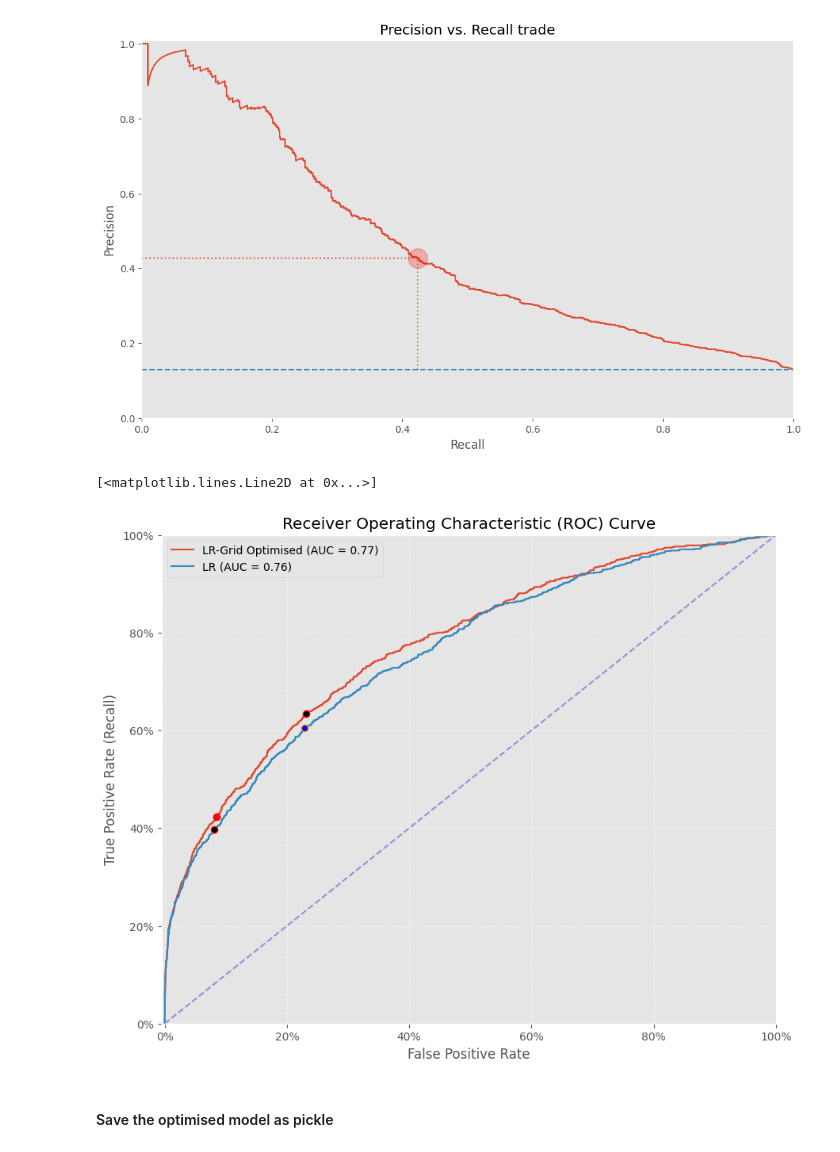
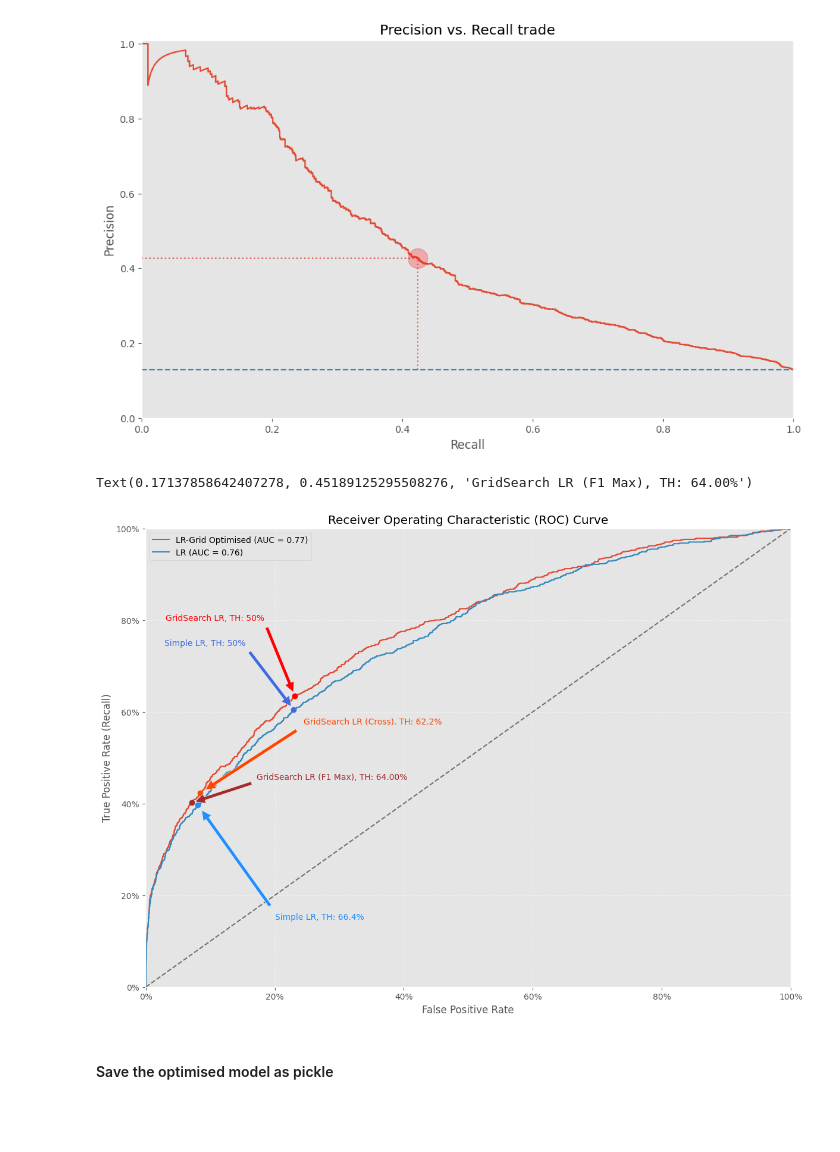
Before and after one commit to Joe-ElM/Used-Cars-Sales, a Jupyter notebook: Notebooks/4. LR Model.ipynb, the cells around one changed output. Drawn from its saved outputs; the diff is of its cells as text; code cells hidden in the pictures; blank space fills up the shorter version.

Commit message:
Location on ROC curve hve been added

```diff
--- a/Notebooks/4. LR Model.ipynb
+++ b/Notebooks/4. LR Model.ipynb
@@ -129,7 +125,7 @@ ax.set_ylim(bottom=0.0, top=1.01);
 #### Optimising the classification according to the scores vs. threshold curve
 # %%
 # Evaluate the model:
-pred_lr_th         = pipeline_lr.predict_proba(X_test)[:,1] >= 0.664
+pred_lr_th         = pipeline_lr.predict_proba(X_test)[:,1] > 0.664
 f1_lr_th           = f1_score(y_test       , pred_lr_th)
 recall_lr_th       = recall_score(y_test   , pred_lr_th)
 precision_lr_th    = precision_score(y_test, pred_lr_th)
@@ -146,7 +142,7 @@ lr_metrics_th     = pd.DataFrame({
 # --------------------------------------------------------------------
 print('Scoring of Logistic Regression Classifier')
 display(lr_metrics_th.style.hide())
-Confusion_Matrix_Func(y_test, pred_lr_th, 'Logistic Regression with 66.5% Threshold');
+Confusion_Matrix_Func(y_test, pred_lr_th, 'Logistic Regression with 66.4% Threshold');
 # %% [output]
 Scoring of Logistic Regression Classifier
 | Model | F1 Score | Recall | Precision | Accuracy |
@@ -396,63 +393,71 @@ ax.grid();
 # %% [output]
 [figure]
 # %%
-fig, ax = plt.subplots(figsize =(10,8))
+fig, ax = plt.subplots(figsize =(14,10))
 # ---------------------------------------------------------------------------------
 
 pred_proba_lr_grid  = optimised_lr_grid.predict_proba(X_test)[:,1]
-
 fpr_lr_grid, tpr_lr_grid, thr_lr_grid = roc_curve(y_test, pred_proba_lr_grid)
 auc_score_lr_grid = auc(fpr_lr_grid, tpr_lr_grid)
+#----------------------------------------------------------------------------------
 
+y_probs_lr = pipeline_lr.predict_proba(X_test)[:,1]
+fpr_lr, tpr_lr, thr_lr = roc_curve(y_test, y_probs_lr)
+auc_score_lr = auc(fpr_lr, tpr_lr)
+# ---------------------------------------------------------------------------------
 
 plt.plot(fpr_lr_grid,tpr_lr_grid, label = f"LR-Grid Optimised (AUC = {auc_score_lr_grid:.2f})")
 plt.plot(fpr_lr, tpr_lr, label = f"LR (AUC = {auc_score_lr:.2f})")
-plt.plot([0,1],[0,1], '--')
-# -- -- -- -- -- -- -- -- -- -- -- -- -- -- -- -- -- -- -- -- -- -- -- -- -- -- -- --
+plt.plot([0,1],[0,1], 'k--', alpha = 0.5)
+#----------------------------------------------------------------------------------
 
 plt.title('Receiver Operating Characteristic (ROC) Curve')
 plt.ylabel('True Positive Rate (Recall)')
 plt.xlabel('False Positive Rate')
 plt.gca().xaxis.set_major_formatter(ticker.PercentFormatter(xmax=1))
 plt.gca().yaxis.set_major_formatter(ticker.PercentFormatter(xmax=1))
 plt.legend()
 ax.grid(True, linestyle='--', alpha=0.5)
-ax.set_xlim(left=-0.005 , right=1)
-ax.set_ylim(bottom=0.0, top=1)
-
+ax.set_xlim(left=-0.001 , right=1)
+ax.set_ylim(bottom=0, top=1)
 # ----------------------------------------------------------------------------------
 # Simple LR 50% Threshold
-tn_lr, fp_lr, fn_lr, tp_lr = confusion_matrix(y_test, pred_lr).ravel()
-cm_fpr_lr = fp_lr / (fp_lr + tn_lr)
-cm_recall_lr = tp_lr / (fn_lr + tp_lr)
-plt.plot(cm_fpr_lr, cm_recall_lr, 'o', ms=6, mec='darkorange', mfc='blue',mew=1)
+cm_fpr_lr, cm_recall_lr = fpr_tpr(y_test, pred_lr)
+plt.plot(cm_fpr_lr, cm_recall_lr, 'o', ms=6, mec='royalblue', mfc='royalblue',mew=1)
+ax.annotate('Simple LR, TH: 50%', xy=(cm_fpr_lr, cm_recall_lr), xytext=(cm_fpr_lr - 0.2, cm_recall_lr + 0.14),
+            arrowprops=dict(facecolor='royalblue', shrink=0.05), color='royalblue'
+            )
 # ----------------------------------------------------------------------------------
 # Simple LR with Threshold 66.4%
-tn_lr_th, fp_lr_th, fn_lr_th, tp_lr_th = confusion_matrix(y_test, pred_lr_th).ravel()
-cm_fpr_lr_th = fp_lr_th / (fp_lr_th + tn_lr_th)
-cm_recall_lr_th = tp_lr_th / (fn_lr_th + tp_lr_th)
-plt.plot(cm_fpr_lr_th, cm_recall_lr_th, 'o', ms=6, mec='red', mfc='black',mew=1)
+cm_fpr_lr_th, cm_recall_lr_th  = fpr_tpr(y_test, pred_lr_th)
+plt.plot(cm_fpr_lr_th, cm_recall_lr_th, 'o', ms=6, mec='dodgerblue', mfc='dodgerblue',mew=1)
+ax.annotate('Simple LR, TH: 66.4%', xy=(cm_fpr_lr_th, cm_recall_lr_th), xytext=(cm_fpr_lr_th + 0.12, cm_recall_lr_th - 0.25),
+            arrowprops=dict(facecolor='dodgerblue', shrink=0.05), color = 'dodgerblue'
+            )
 # ----------------------------------------------------------------------------------
 # Optimised Grid LR 50% Threshold
-tn_lr_grid, fp_lr_grid, fn_lr_grid, tp_lr_grid = confusion_matrix(y_test, pred_lr_grid).ravel()
-cm_fpr_lr_grid = fp_lr_grid / (fp_lr_grid + tn_lr_grid)
-cm_recall_lr_grid = tp_lr_grid / (fn_lr_grid + tp_lr_grid)
-plt.plot(cm_fpr_lr_grid, cm_recall_lr_grid, 'o', ms=6, mec='red', mfc='black',mew=1)
+cm_fpr_lr_grid, cm_recall_lr_grid = fpr_tpr(y_test, pred_lr_grid)
+plt.plot(cm_fpr_lr_grid, cm_recall_lr_grid, 'o', ms=6, mec='red', mfc='red',mew=1)
+ax.annotate('GridSearch LR, TH: 50%', xy=(cm_fpr_lr_grid, cm_recall_lr_grid), xytext=(cm_fpr_lr_grid - 0.2, cm_recall_lr_grid + 0.165),
+            arrowprops=dict(facecolor='red', shrink=0.05), color='red'
+            )
+# ----------------------------------------------------------------------------------
+# Optimised Grid LR f1 optimised precision/recall cross
+cm_fpr_lr_grid_cross, cm_recall_lr_grid_cross = fpr_tpr(y_test, optimised_lr_grid_cross)
+plt.plot(cm_fpr_lr_grid_cross, cm_recall_lr_grid_cross, 'o', ms=6, mec='orangered', mfc='orangered',mew=1)
+ax.annotate('GridSearch LR (Cross). TH: 62.2%', xy=(cm_fpr_lr_grid_cross, cm_recall_lr_grid_cross), xytext=(cm_fpr_lr_grid_cross + 0.16, cm_recall_lr_grid_cross + 0.15),
+            arrowprops=dict(facecolor='orangered', shrink=0.05), color='orangered'
+            )
 # ----------------------------------------------------------------------------------
 # Optimised Grid LR f1 optimised
-tn_lr_grid_f1_optimised, fp_lr_grid_f1_optimised, fn_lr_grid_f1_optimised, tp_lr_grid_f1_optimised = confusion_matrix(y_test, optimised_lr_grid_cross).ravel()
-cm_fpr_lr_grid_f1_optimised = fp_lr_grid_f1_optimised / (fp_lr_grid_f1_optimised + tn_lr_grid_f1_optimised)
-cm_recall_lr_grid_f1_optimised = tp_lr_grid_f1_optimised / (fn_lr_grid_f1_optimised + tp_lr_grid_f1_optimised)
-plt.plot(cm_fpr_lr_grid_f1_optimised, cm_recall_lr_grid_f1_optimised, 'o', ms=6, mec='red', mfc='red',mew=1)
-# ----------------------------------------------------------------------------------
-# Optimised Grid LR f1 optimised
-tn_lr_grid_f1_optimised, fp_lr_grid_f1_optimised, fn_lr_grid_f1_optimised, tp_lr_grid_f1_optimised = confusion_matrix(y_test, optimised_lr_grid_cross).ravel()
-cm_fpr_lr_grid_f1_optimised = fp_lr_grid_f1_optimised / (fp_lr_grid_f1_optimised + tn_lr_grid_f1_optimised)
-cm_recall_lr_grid_f1_optimised = tp_lr_grid_f1_optimised / (fn_lr_grid_f1_optimised + tp_lr_grid_f1_optimised)
-plt.plot(cm_fpr_lr_grid_f1_optimised, cm_recall_lr_grid_f1_optimised, 'o', ms=6, mec='red', mfc='red',mew=1)
+cm_fpr_lr_grid_f1max, cm_recall_lr_grid_f1max = fpr_tpr(y_test, optimised_lr_grid_f1max)
+plt.plot(cm_fpr_lr_grid_f1max, cm_recall_lr_grid_f1max, 'o', ms=6, mec='brown', mfc='brown',mew=1)
+ax.annotate(f'GridSearch LR (F1 Max), TH: {max_f1_threshold:.2%}', xy=(cm_fpr_lr_grid_f1max, cm_recall_lr_grid_f1max), xytext=(cm_fpr_lr_grid_f1max + 0.1, cm_recall_lr_grid_f1max + 0.05),
+            arrowprops=dict(facecolor='brown', shrink=0.05), color='brown'
+            )
 # %% [output]
-[<matplotlib.lines.Line2D at 0x...>]
+Text(0.17137858642407278, 0.45189125295508276, 'GridSearch LR (F1 Max), TH: 64.00%')
-[figure, old version]
+[figure, new version]
 # %% [markdown]
 #### Save the optimised model as pickle
 # %%
```
Also changed, not shown: parts of 4 cells of this notebook, 2 other files.
